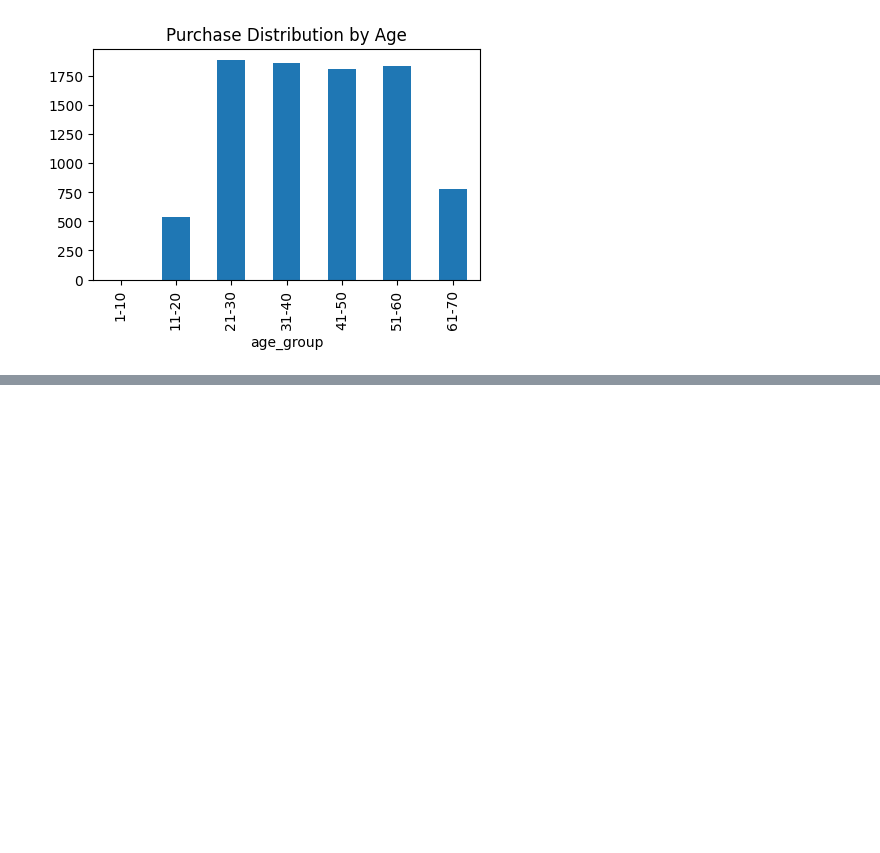
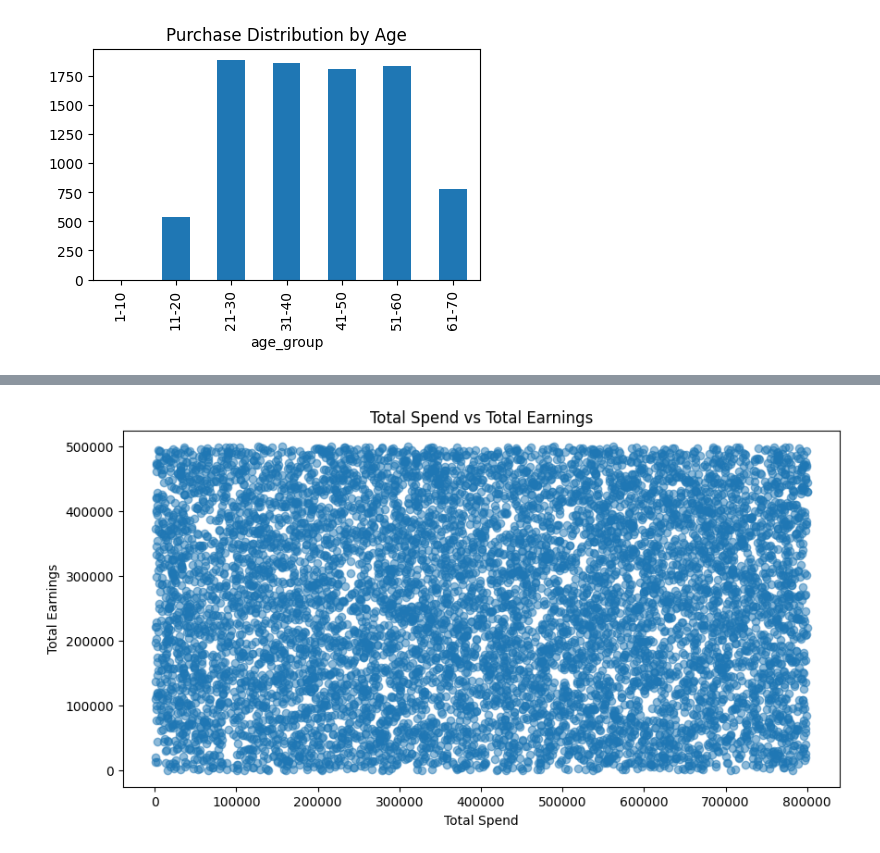
Before and after one commit to Kashmira-25/resale-marketplace-customer-analysis, a Jupyter notebook: notebooks/customer_analysis.ipynb, the cells around one changed output, grey strips where cells are left out. Cells and saved outputs as stored; diff of their text form; code cells hidden in the pictures; blank space fills up the shorter version.

```diff
--- a/notebooks/customer_analysis.ipynb
+++ b/notebooks/customer_analysis.ipynb
@@ -183,0 +208,9 @@ df1.groupby('age_group').size().plot(kind = 'bar', figsize = (5,3), title = 'Pur
+# %%
+plt.figure(figsize=(10,5))
+plt.scatter(df1['total_spend'], df1['total_earnings'], alpha=0.5)
+plt.xlabel('Total Spend')
+plt.ylabel('Total Earnings')
+plt.title('Total Spend vs Total Earnings')
+plt.show()
+# %% [output]
+[figure, added]
```
Also changed, not shown: parts of 24 cells of this notebook.
